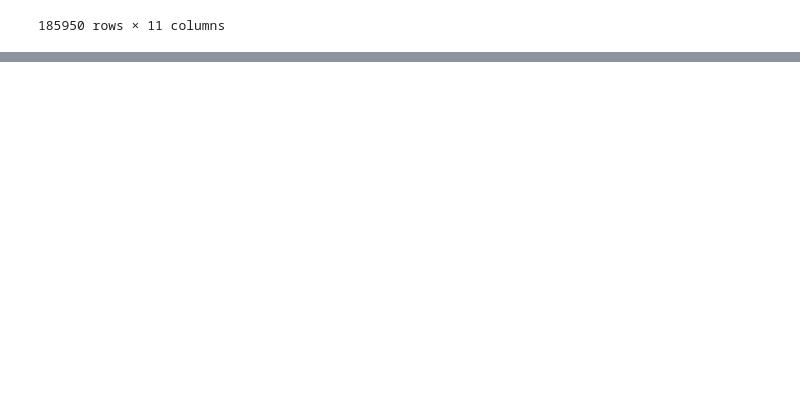
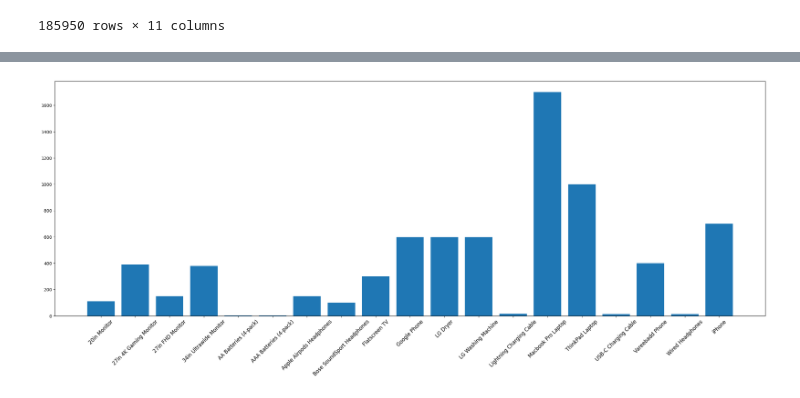
Before and after one commit to jamespairepo/sales_analysis, a Jupyter notebook: analysis.ipynb, the cells around one changed output, grey strips where cells are left out. Saved outputs shown, nothing was run; the diff lists cells and outputs as text; code cells hidden in the pictures; blank space fills up the shorter version.

```diff
--- a/analysis.ipynb
+++ b/analysis.ipynb
@@ -485,0 +615,9 @@ order_id
+# %%
+prices = all_data.groupby('Product')['Price Each'].mean().reset_index()
+
+plt.figure(figsize=(30,10))
+plt.bar(prices['Product'], prices['Price Each'])
+plt.xticks(rotation=45, size=12)
+plt.show()
+# %% [output]
+[figure, added]
```
Also changed, not shown: parts of 12 cells of this notebook, 1 other file.
